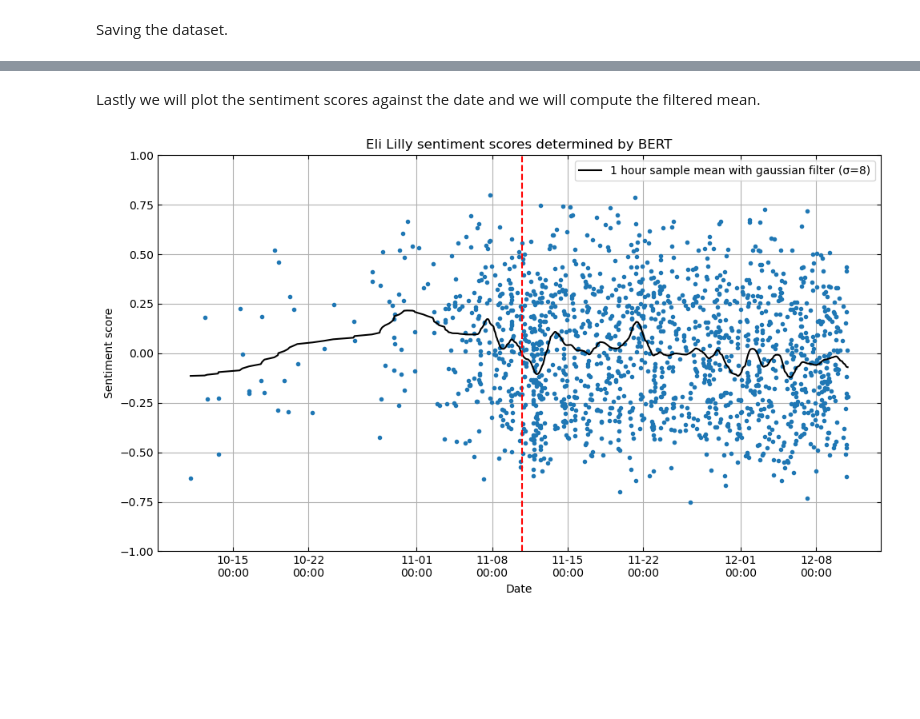
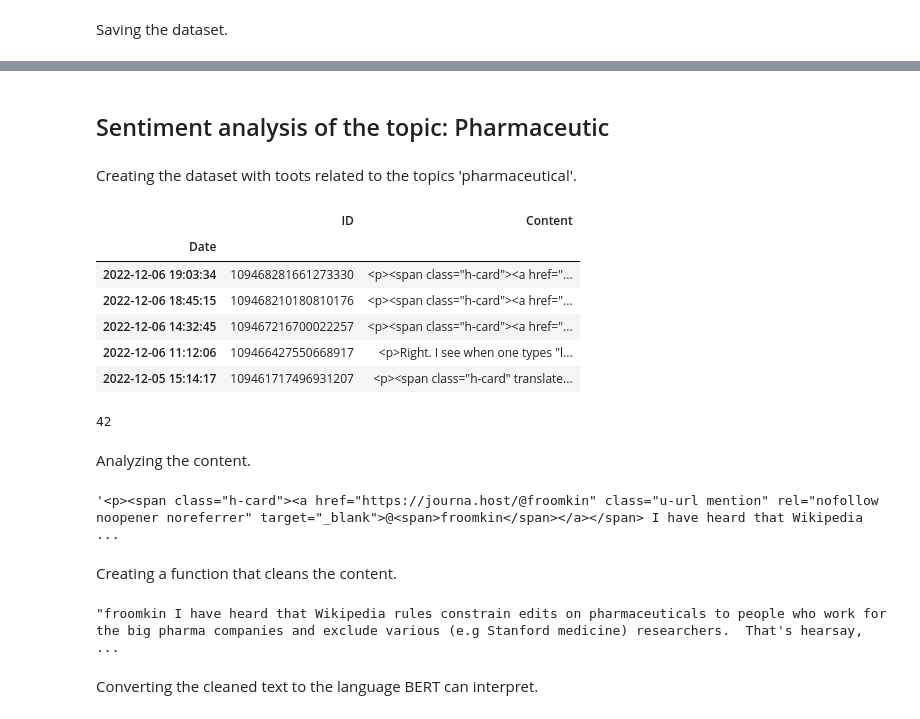
Before and after one commit to lucbijl/sociophysics, a Jupyter notebook: sentiment-analysis/lly-sentiment-analysis.ipynb, the cells around one changed output, grey strips where cells are left out. Cells and saved outputs as stored; diff of their text form; code cells hidden in the pictures; blank space fills up the shorter version.

```diff
--- a/sentiment-analysis/lly-sentiment-analysis.ipynb
+++ b/sentiment-analysis/lly-sentiment-analysis.ipynb
@@ -579,31 +314,0 @@ plt.show()
-# %% [markdown]
-Lastly we will plot the sentiment scores against the date and we will compute the filtered mean.
-# %%
-import matplotlib.pyplot as plt
-from scipy.ndimage import gaussian_filter1d
-
-sigma = 8
-smoothed_scores = gaussian_filter1d(df_total_resampled['BERT sentiment score'], sigma=sigma)
-
-plt.figure(figsize=(10,6))
-plt.plot(df_total.index, df_total['BERT sentiment score'], marker='.', linestyle=' ')
-plt.plot(df_total_resampled.index, smoothed_scores, color='black', label=f'1 hour sample mean with gaussian filter (σ={sigma})')
-plt.ylim(-1,1)
-
-plt.title('Eli Lilly sentiment scores determined by BERT')
-plt.xlabel('Date')
-plt.ylabel('Sentiment score')
-plt.grid(True)
-
-plt.tick_params(axis='both', direction='in',top=True, right=True)
-#plt.xlim(df_lilly.index.min(),df_lilly.index.max())
-plt.axvline(pd.to_datetime(date_of_event), color='red', linestyle='--')
-plt.legend()
-
-date_format = DateFormatter("%m-%d\n%H:%M")
-plt.gca().xaxis.set_major_formatter(date_format)
-
-plt.tight_layout()
-plt.show()
-# %% [output]
-[figure, removed]
@@ -609,0 +320,49 @@ plt.show()
+# %% [markdown]
+## Sentiment analysis of the topic: Pharmaceutic
+# %% [markdown]
+Creating the dataset with toots related to the topics 'pharmaceutical'.
+# %%
+import pandas as pd
+
+df_pharmaceutic = mastodon_dataframes['pharmaceutical']
+df_pharmaceutic = df_pharmaceutic.set_index('Date')
+
+df_pharmaceutic.head()
+# %% [output]
+|  | ID | Content |
+| Date |  |  |
+| 2022-12-06 19:03:34 | 109468281661273330 | <p><span class="h-card"><a href="... |
+| 2022-12-06 18:45:15 | 109468210180810176 | <p><span class="h-card"><a href="... |
+| 2022-12-06 14:32:45 | 109467216700022257 | <p><span class="h-card"><a href="... |
+| 2022-12-06 11:12:06 | 109466427550668917 | <p>Right. I see when one types "l... |
+| 2022-12-05 15:14:17 | 109461717496931207 | <p><span class="h-card" translate... |
+# %%
+len(df_pharmaceutic)
+# %% [output]
+42
+# %% [markdown]
+Analyzing the content.
+# %%
+df_pharmaceutic['Content'][0]
+# %% [output]
+'<p><span class="h-card"><a href="https://journa.host/@froomkin" class="u-url mention" rel="nofollow noopener noreferrer" target="_blank">@<span>froomkin</span></a></span> I have heard that Wikipedia  ...
+# %% [markdown]
+Creating a function that cleans the content.
+# %%
+from bs4 import BeautifulSoup
+import re
+
+def clean_text(text):
+
+    text = BeautifulSoup(text, "html.parser").get_text()
+    text = re.sub(r'http\S+', '', text)
+    text = re.sub(r'[#@]', '', text)
+    return text
+
+df_pharmaceutic['Text'] = df_pharmaceutic['Content'].apply(clean_text)
+
+df_pharmaceutic['Text'][0]
+# %% [output]
+"froomkin I have heard that Wikipedia rules constrain edits on pharmaceuticals to people who work for the big pharma companies and exclude various (e.g Stanford medicine) researchers.  That's hearsay, ...
+# %% [markdown]
+Converting the cleaned text to the language BERT can interpret.
```
Also changed, not shown: parts of 76 cells of this notebook, 2 other files.
